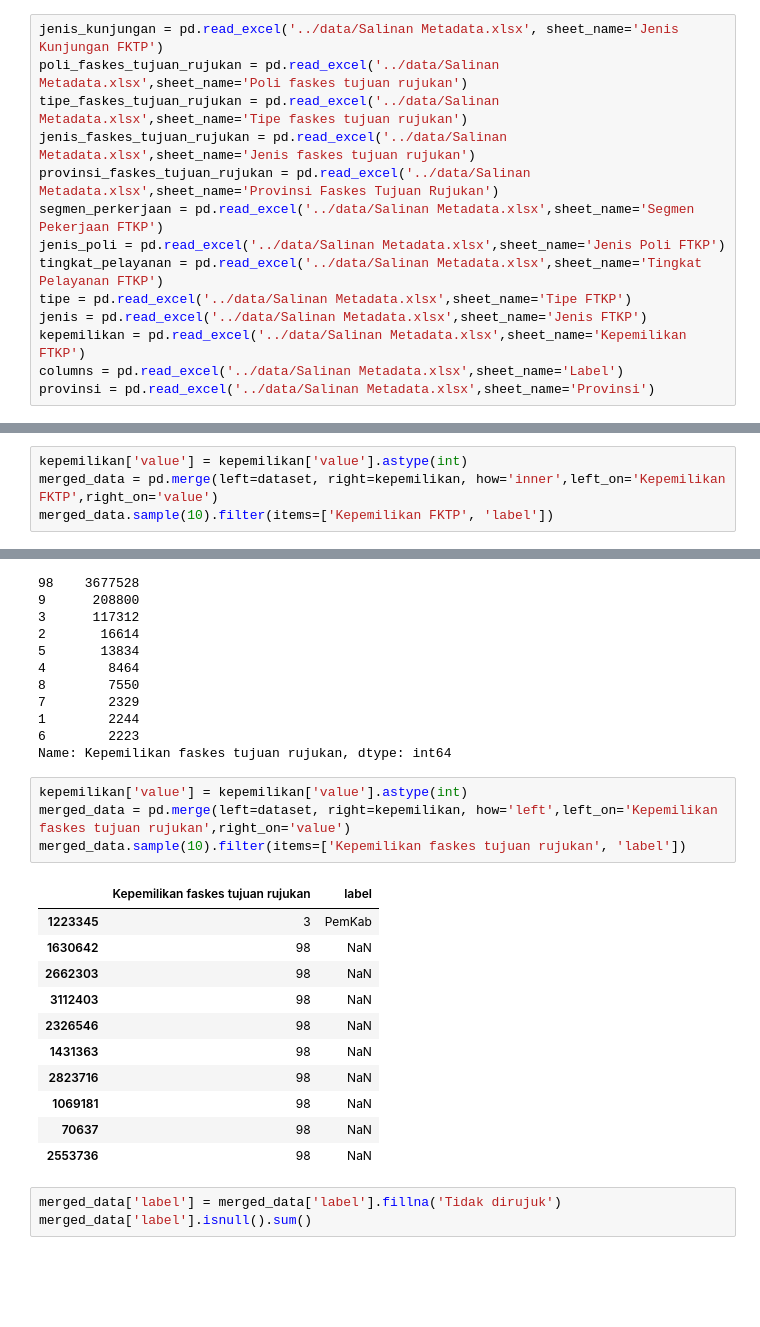
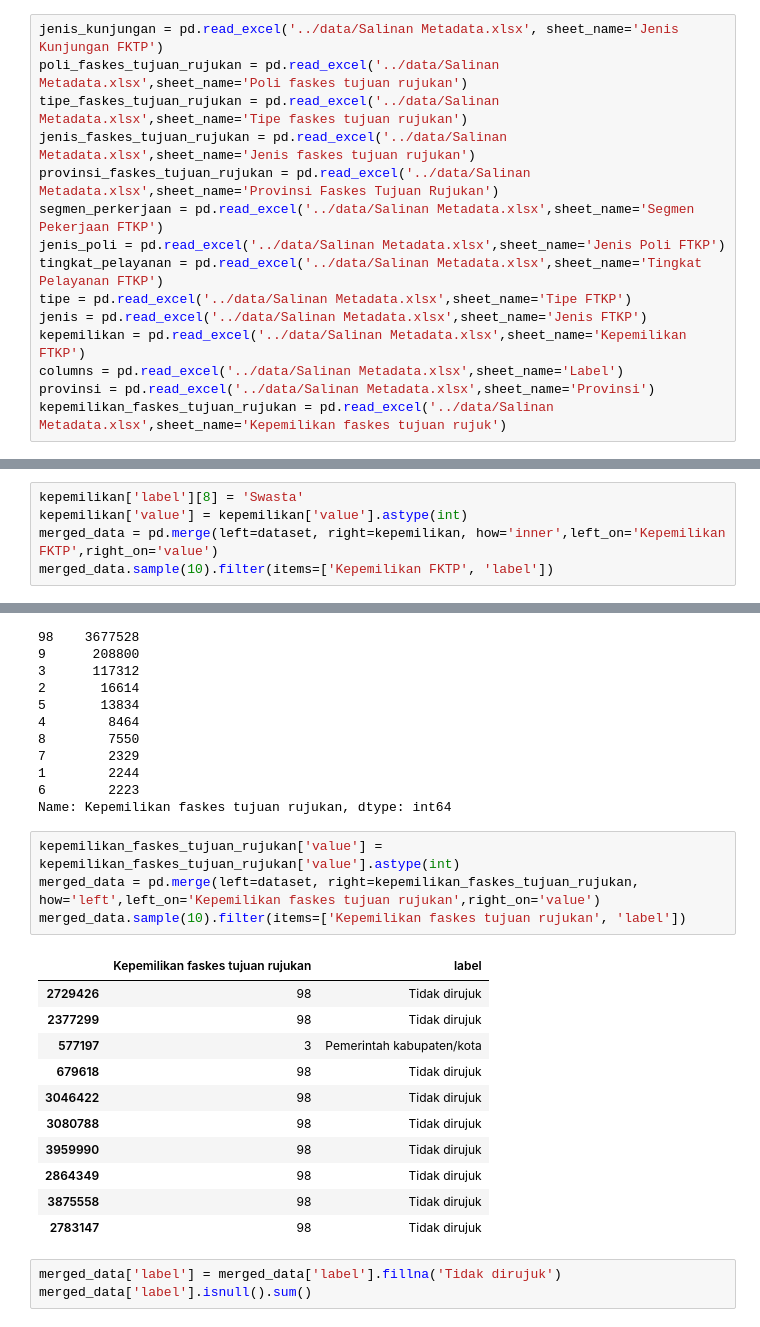
Before and after one commit to huntz20/patient_classfication, a Jupyter notebook: notebooks/DataExploratory.ipynb, the cells around one changed output, grey strips where cells are left out. Cells and saved outputs as stored; diff of their text form; blank space fills up the shorter version.

```diff
--- a/notebooks/DataExploratory.ipynb
+++ b/notebooks/DataExploratory.ipynb
@@ -23,6 +23,7 @@ jenis = pd.read_excel('../data/Salinan Metadata.xlsx',sheet_name='Jenis FTKP')
 kepemilikan = pd.read_excel('../data/Salinan Metadata.xlsx',sheet_name='Kepemilikan FTKP')
 columns = pd.read_excel('../data/Salinan Metadata.xlsx',sheet_name='Label')
 provinsi = pd.read_excel('../data/Salinan Metadata.xlsx',sheet_name='Provinsi')
+kepemilikan_faskes_tujuan_rujukan = pd.read_excel('../data/Salinan Metadata.xlsx',sheet_name='Kepemilikan faskes tujuan rujuk')
 # %%
 dataset = pd.read_csv('../data/train_fktp.txt', names=columns['Label'])
 # %%
@@ -173,6 +174,7 @@ dataset.sample(10).filter(items=['Provinsi FKTP', 'Provinsi'])
 # %% [markdown]
 ## Merge Kepemilikan FTKP dengan Label Kepemilikan
 # %%
+kepemilikan['label'][8] = 'Swasta'
 kepemilikan['value'] = kepemilikan['value'].astype(int)
 merged_data = pd.merge(left=dataset, right=kepemilikan, how='inner',left_on='Kepemilikan FKTP',right_on='value')
 merged_data.sample(10).filter(items=['Kepemilikan FKTP', 'label'])
@@ -438,21 +444,21 @@ dataset['Kepemilikan faskes tujuan rujukan'].value_counts()
 6        2223
 Name: Kepemilikan faskes tujuan rujukan, dtype: int64
 # %%
-kepemilikan['value'] = kepemilikan['value'].astype(int)
-merged_data = pd.merge(left=dataset, right=kepemilikan, how='left',left_on='Kepemilikan faskes tujuan rujukan',right_on='value')
+kepemilikan_faskes_tujuan_rujukan['value'] = kepemilikan_faskes_tujuan_rujukan['value'].astype(int)
+merged_data = pd.merge(left=dataset, right=kepemilikan_faskes_tujuan_rujukan, how='left',left_on='Kepemilikan faskes tujuan rujukan',right_on='value')
 merged_data.sample(10).filter(items=['Kepemilikan faskes tujuan rujukan', 'label'])
 # %% [output]
 |  | Kepemilikan faskes tujuan rujukan | label |
-| 1223345 | 3 | PemKab |
-| 1630642 | 98 | NaN |
-| 2662303 | 98 | NaN |
-| 3112403 | 98 | NaN |
-| 2326546 | 98 | NaN |
-| 1431363 | 98 | NaN |
-| 2823716 | 98 | NaN |
-| 1069181 | 98 | NaN |
-| 70637 | 98 | NaN |
-| 2553736 | 98 | NaN |
+| 2729426 | 98 | Tidak dirujuk |
+| 2377299 | 98 | Tidak dirujuk |
+| 577197 | 3 | Pemerintah kabupaten/kota |
+| 679618 | 98 | Tidak dirujuk |
+| 3046422 | 98 | Tidak dirujuk |
+| 3080788 | 98 | Tidak dirujuk |
+| 3959990 | 98 | Tidak dirujuk |
+| 2864349 | 98 | Tidak dirujuk |
+| 3875558 | 98 | Tidak dirujuk |
+| 2783147 | 98 | Tidak dirujuk |
 # %%
 merged_data['label'] = merged_data['label'].fillna('Tidak dirujuk')
 merged_data['label'].isnull().sum()
```
Also changed, not shown: parts of 38 cells of this notebook, 3 other files.
